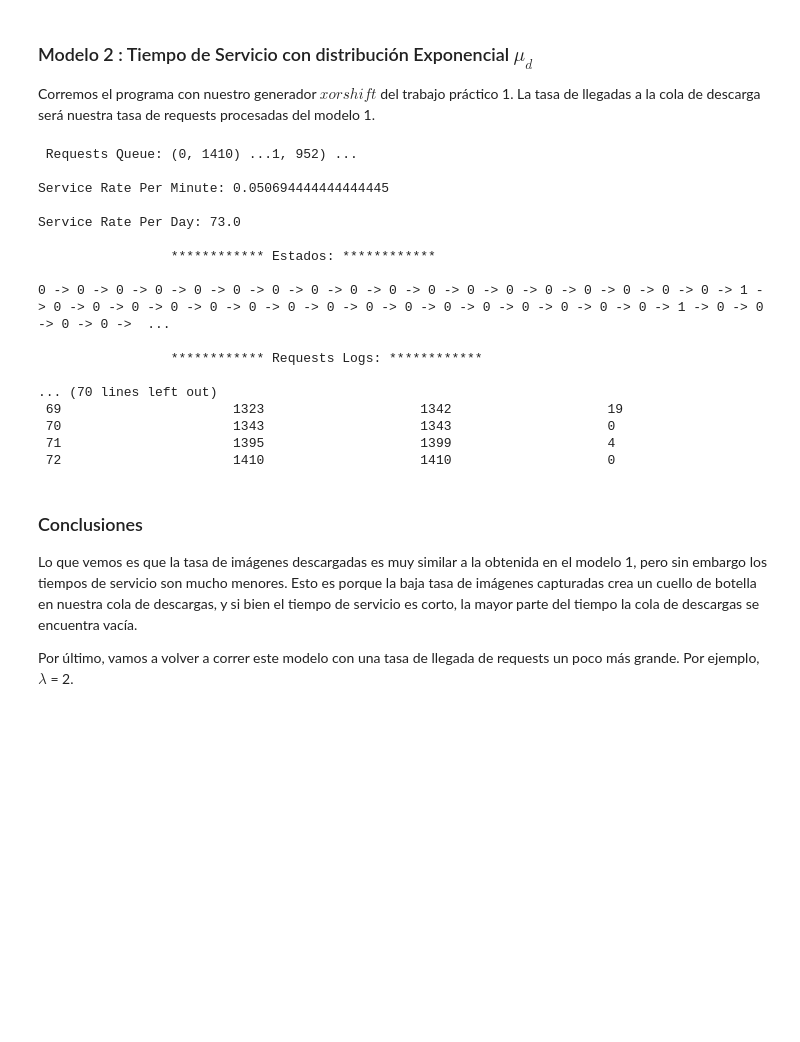
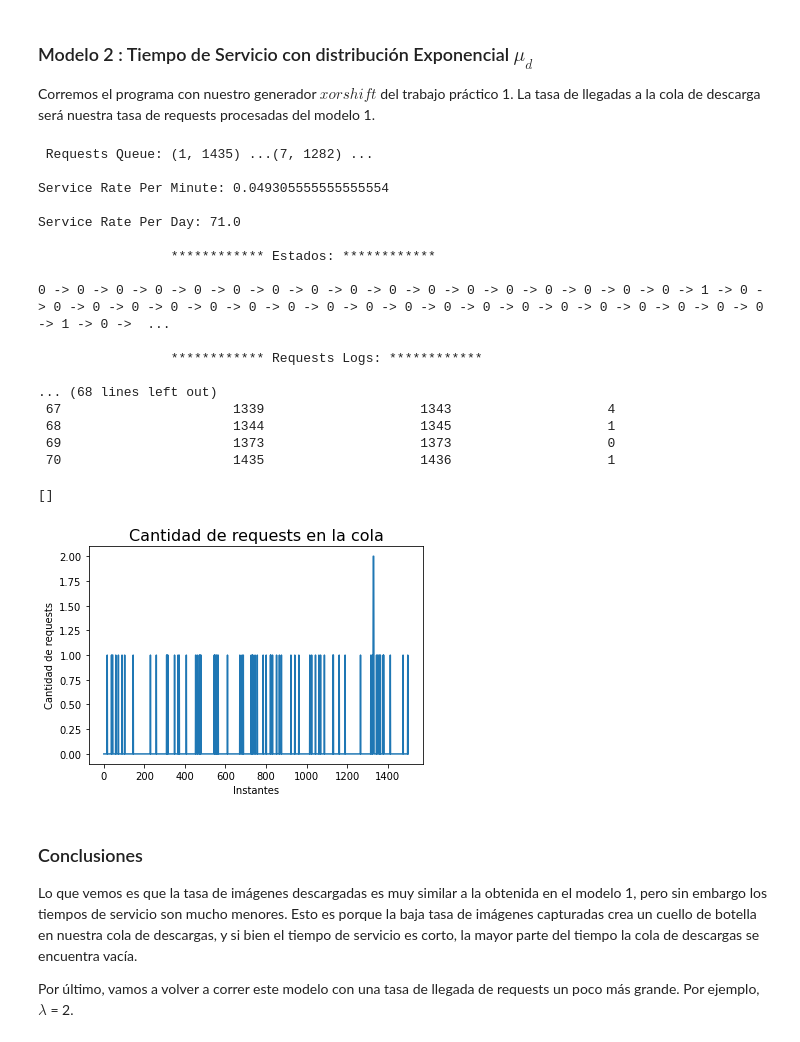
Before and after one commit to AldoRastrelli/Simulacion-FIUBA, a Jupyter notebook: TP2.ipynb, the cells around one changed output. Saved outputs shown, nothing was run; the diff lists cells and outputs as text; code cells hidden in the pictures; blank space fills up the shorter version.

```diff
--- a/TP2.ipynb
+++ b/TP2.ipynb
@@ -428,6 +438,9 @@ class Satellite_model2:
             self.push_request(req)
             self.print_reqs()
 
+    def get_state_logs(self):
+        return self.state_logs
+
     def orbit_days(self, days):
 
         i = 0
@@ -462,23 +475,35 @@ La tasa de llegadas a la cola de descarga será nuestra tasa de requests procesa
 sat = Satellite_model2(0.05347, 2, 200)
 sat.orbit_days(1)
 # %% [output]
- Requests Queue: (0, 1410) ...1, 952) ...
+ Requests Queue: (1, 1435) ...(7, 1282) ...
 
-Service Rate Per Minute: 0.050694444444444445
+Service Rate Per Minute: 0.049305555555555554
 
-Service Rate Per Day: 73.0
+Service Rate Per Day: 71.0
 
                  ************ Estados: ************
 
-0 -> 0 -> 0 -> 0 -> 0 -> 0 -> 0 -> 0 -> 0 -> 0 -> 0 -> 0 -> 0 -> 0 -> 0 -> 0 -> 0 -> 0 -> 1 -> 0 -> 0 -> 0 -> 0 -> 0 -> 0 -> 0 -> 0 -> 0 -> 0 -> 0 -> 0 -> 0 -> 0 -> 0 -> 0 -> 1 -> 0 -> 0 -> 0 -> 0 ->  ...
+0 -> 0 -> 0 -> 0 -> 0 -> 0 -> 0 -> 0 -> 0 -> 0 -> 0 -> 0 -> 0 -> 0 -> 0 -> 0 -> 0 -> 1 -> 0 -> 0 -> 0 -> 0 -> 0 -> 0 -> 0 -> 0 -> 0 -> 0 -> 0 -> 0 -> 0 -> 0 -> 0 -> 0 -> 0 -> 0 -> 0 -> 0 -> 1 -> 0 ->  ...
 
                  ************ Requests Logs: ************
 
-... (70 lines left out)
- 69                      1323                    1342                    19
- 70                      1343                    1343                    0
- 71                      1395                    1399                    4
- 72                      1410                    1410                    0
+... (68 lines left out)
+ 67                      1339                    1343                    4
+ 68                      1344                    1345                    1
+ 69                      1373                    1373                    0
+ 70                      1435                    1436                    1
+# %%
+fig = plt.figure()
+ax = plt.axes()
+
+ax.plot(sat.get_state_logs())
+plt.title("Cantidad de requests en la cola", size=16)
+plt.ylabel("Cantidad de requests")
+plt.xlabel("Instantes")
+plt.plot()
+# %% [output]
+[]
+[figure, added]
 # %% [markdown]
 ### Conclusiones
 
```
Also changed, not shown: parts of 10 cells of this notebook.
